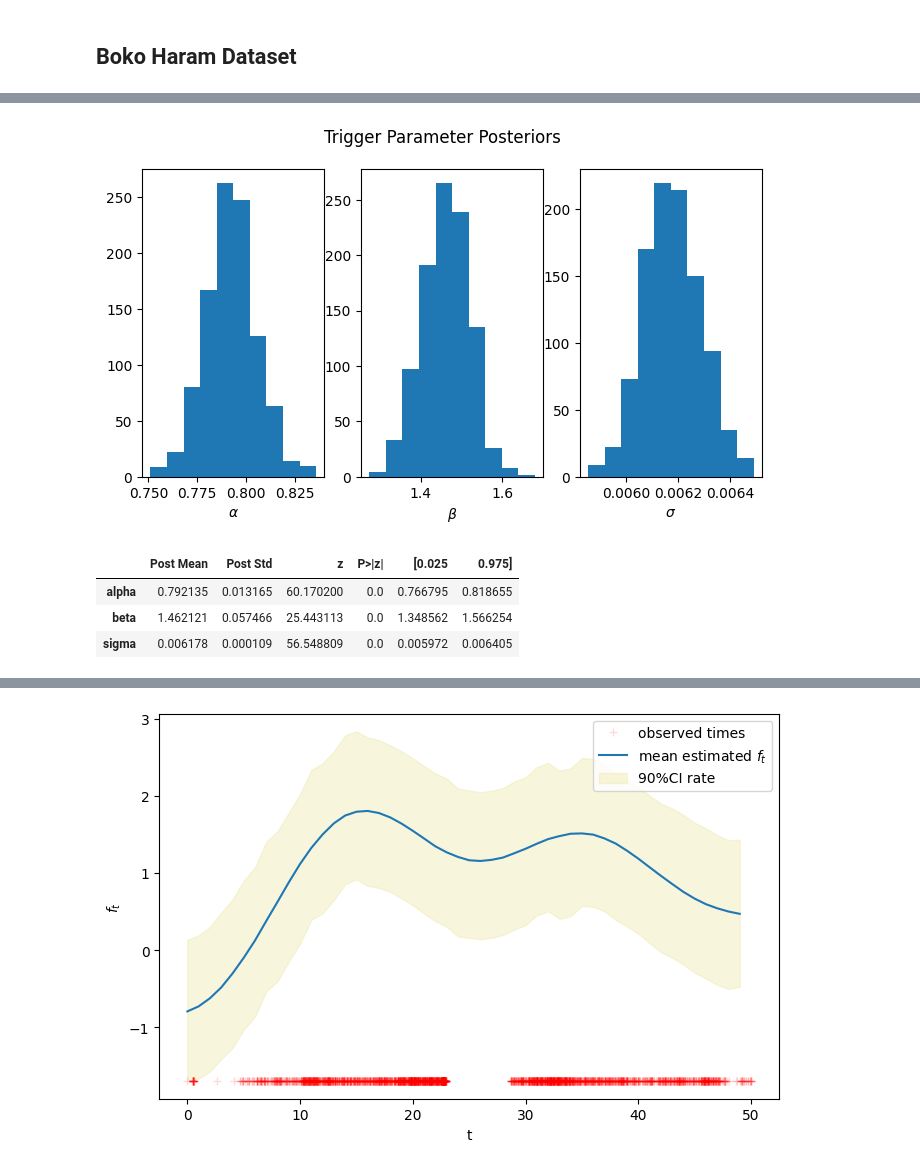
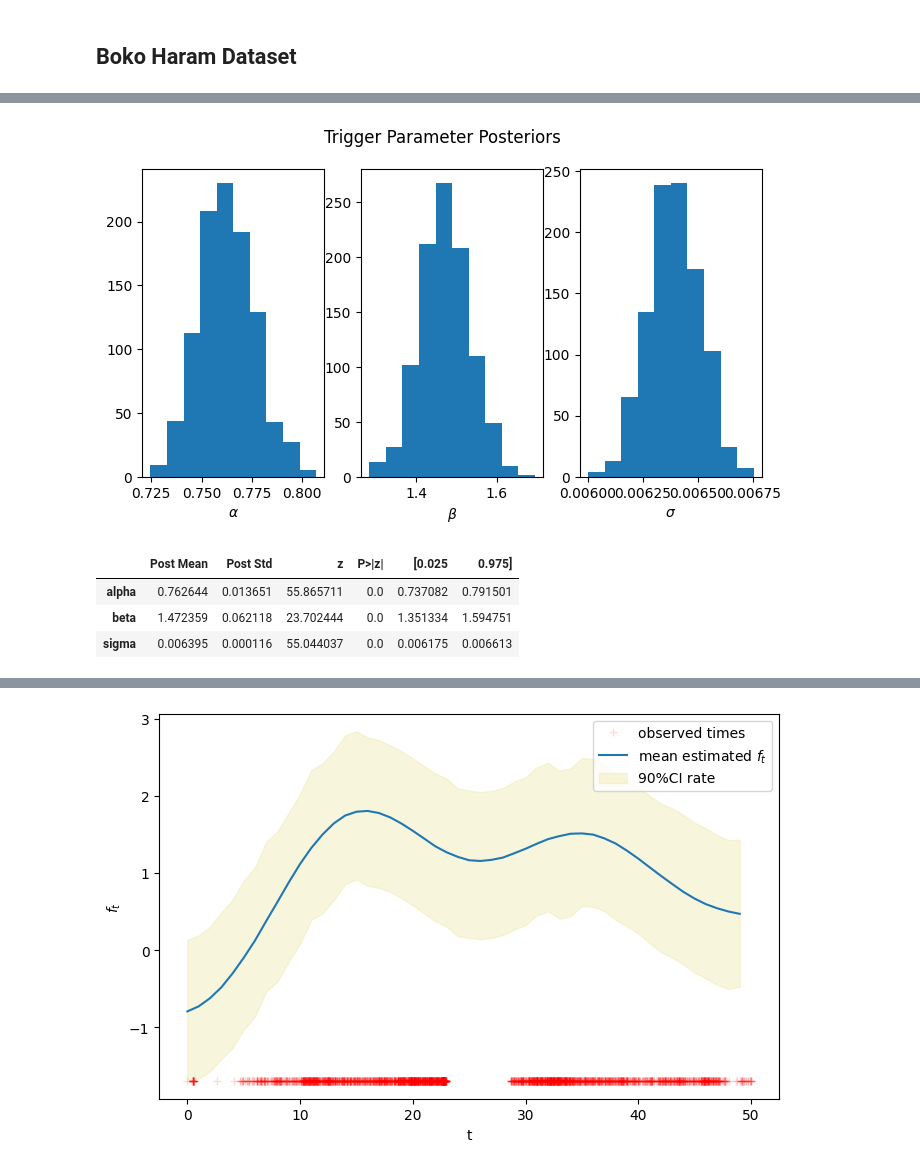
Before and after one commit to imanring/BSTPP, a Jupyter notebook: demo.ipynb, the cells around one changed output, grey strips where cells are left out. Drawn from its saved outputs; the diff is of its cells as text; code cells hidden in the pictures.

```diff
--- a/demo.ipynb
+++ b/demo.ipynb
@@ -42,11 +42,3 @@ Left CRS: None
 Right CRS: GEOGCS["WGS84(DD)",DATUM["WGS84",SPHEROID["WGS84", ...
 
   return geopandas.sjoin(left_df=self, right_df=df, *args, **kwargs)  # noqa: B026
-# %%
-import pickle
-pre_run = True
-if pre_run:
-    with open(f'output/Chicago_Shootings/{model_name}/output.pkl', 'rb') as f:
-        output = pickle.load(f)
-    model.mcmc = output['mcmc']
-    model.mcmc_samples = output['samples']
@@ -171,7 +184,7 @@ A = np.array([[3,15.5],[4,16.5]])
 column_names = ['droughtstart_speibase', 'urban_ih_log', 'droughtyr_speigdm',
        'herb_gc', 'capdist', 'grass_ih_log', 'nlights_sd_log', 'water_gc_log',
        'pop_gpw_sd_log', 'pasture_ih']
-model_name = 'lgcp'
+model_name = 'cox_hawkes'
 model = Point_Process_Model('data/spt_data.csv',A,model=model_name,
                             spatial_cov='data/inc_spatial_cov.csv',cov_grid_size=(0.5,0.5),
                             cov_names = column_names,
@@ -192,9 +213,9 @@ else:
 # %%
-model.plot_trigger_posterior(f'output/{model_name}/trig_post.png')
+model.plot_trigger_posterior()
 # %% [output]
-[figure, old version]
+[figure, new version]
 |  | Post Mean | Post Std | z | P>|z| | [0.025 | 0.975] |
-| alpha | 0.792135 | 0.013165 | 60.170200 | 0.0 | 0.766795 | 0.818655 |
-| beta | 1.462121 | 0.057466 | 25.443113 | 0.0 | 1.348562 | 1.566254 |
-| sigma | 0.006178 | 0.000109 | 56.548809 | 0.0 | 0.005972 | 0.006405 |
+| alpha | 0.762644 | 0.013651 | 55.865711 | 0.0 | 0.737082 | 0.791501 |
+| beta | 1.472359 | 0.062118 | 23.702444 | 0.0 | 1.351334 | 1.594751 |
+| sigma | 0.006395 | 0.000116 | 55.044037 | 0.0 | 0.006175 | 0.006613 |
 # %%
```
Also changed, not shown: parts of 18 cells of this notebook, 6 other files.
